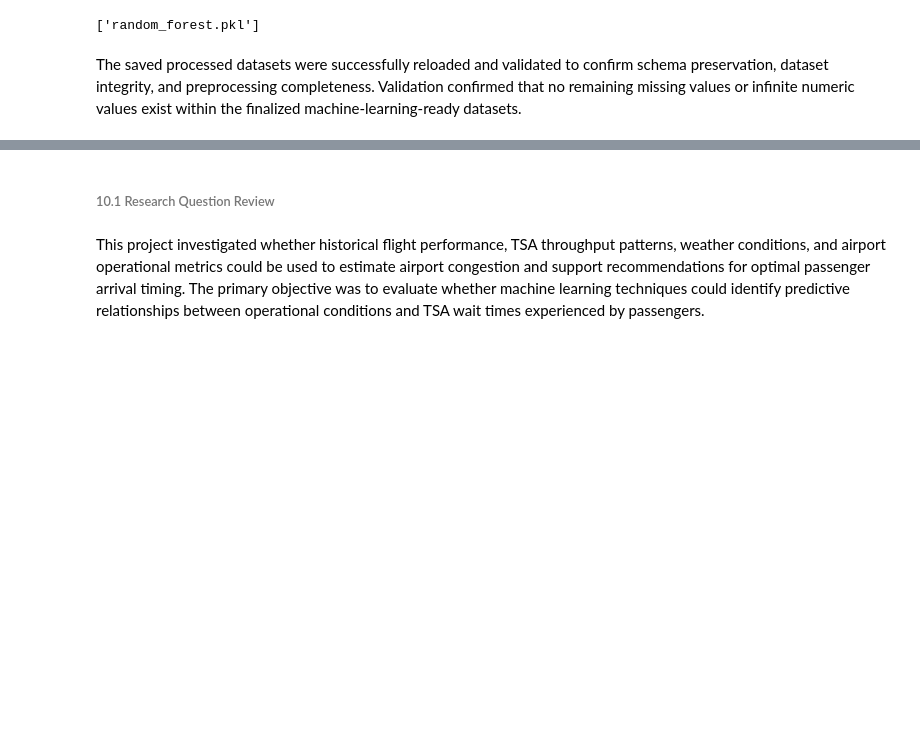
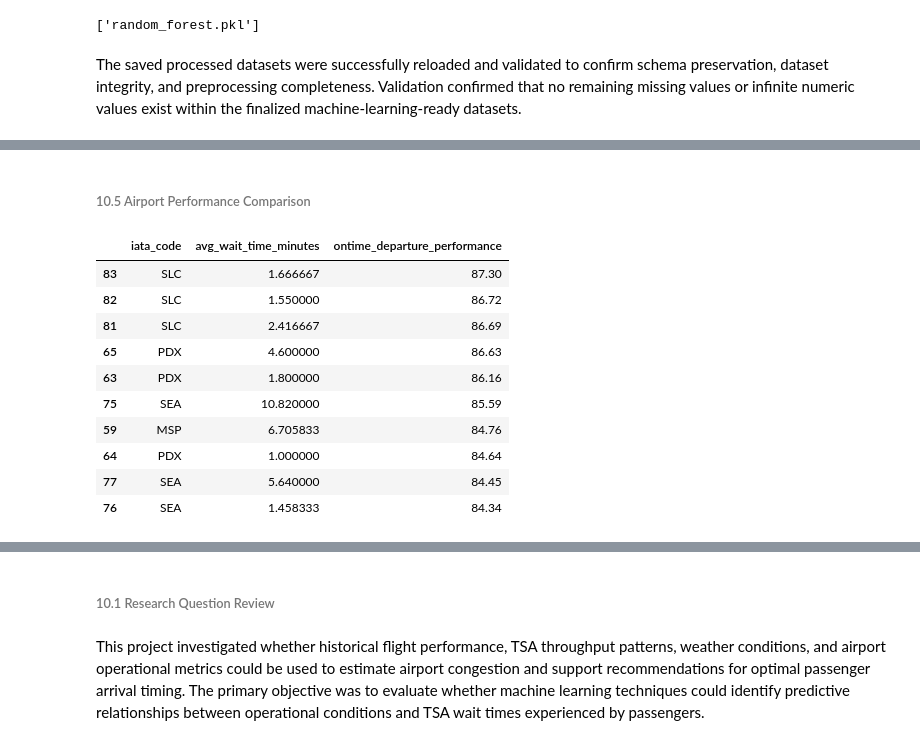
Before and after one commit to kevin-yuen/Airport_Congestion_Prediction_System, a Jupyter notebook: notebooks/02_modeling_pipeline.ipynb, the cells around one changed output, grey strips where cells are left out. Saved outputs shown, nothing was run; the diff lists cells and outputs as text; code cells hidden in the pictures; blank space fills up the shorter version.

```diff
--- a/notebooks/02_modeling_pipeline.ipynb
+++ b/notebooks/02_modeling_pipeline.ipynb
@@ -1121,0 +1247,33 @@ The saved processed datasets were successfully reloaded and validated to confirm
+# %% [markdown]
+###### 10.5 Airport Performance Comparison
+# %%
+# Top 10 airports
+
+best_airports = (
+    validation_df
+    .sort_values(
+        "ontime_departure_performance",
+        ascending=False
+    )
+    .head(10)
+)
+
+best_airports[
+    [
+        "iata_code",
+        "avg_wait_time_minutes",
+        "ontime_departure_performance"
+    ]
+]
+# %% [output]
+|  | iata_code | avg_wait_time_minutes | ontime_departure_performance |
+| 83 | SLC | 1.666667 | 87.30 |
+| 82 | SLC | 1.550000 | 86.72 |
+| 81 | SLC | 2.416667 | 86.69 |
+| 65 | PDX | 4.600000 | 86.63 |
+| 63 | PDX | 1.800000 | 86.16 |
+| 75 | SEA | 10.820000 | 85.59 |
+| 59 | MSP | 6.705833 | 84.76 |
+| 64 | PDX | 1.000000 | 84.64 |
+| 77 | SEA | 5.640000 | 84.45 |
+| 76 | SEA | 1.458333 | 84.34 |
```
Also changed, not shown: parts of 44 cells of this notebook, 3 other files.
